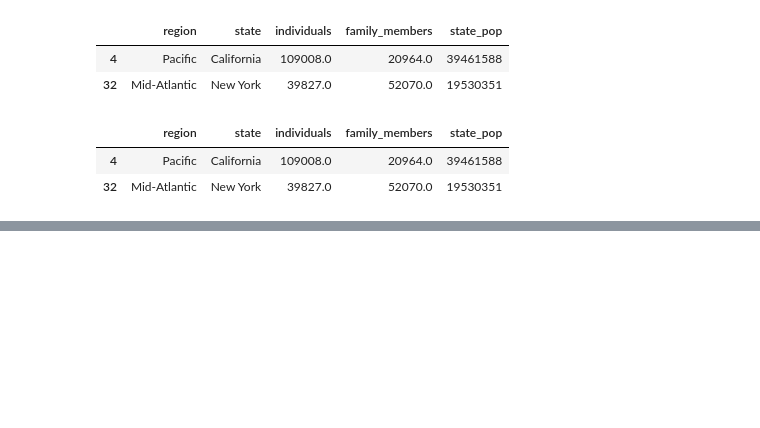
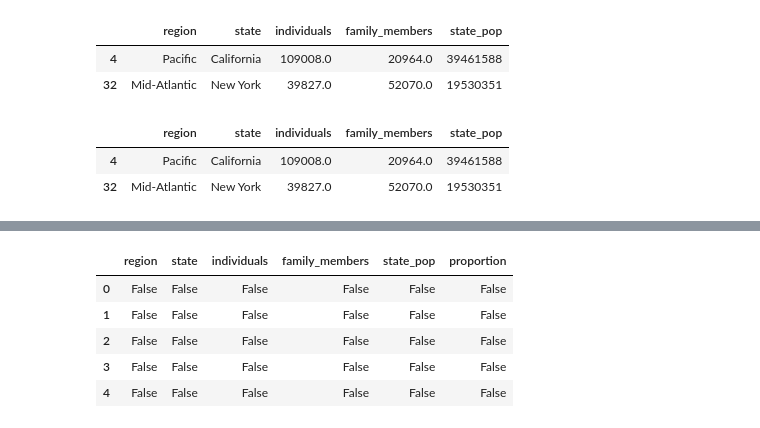
Before and after one commit to adambria1309/KurapikaZoldyck, a Jupyter notebook: Data Manipulation/Introduction to Pandas.ipynb, the cells around one changed output, grey strips where cells are left out. Drawn from its saved outputs; the diff is of its cells as text; code cells hidden in the pictures; blank space fills up the shorter version.

```diff
--- a/Data Manipulation/Introduction to Pandas.ipynb
+++ b/Data Manipulation/Introduction to Pandas.ipynb
@@ -163,0 +276,9 @@ data[(ind)&(fam)]
+# %%
+data.head().isnull()
+# %% [output]
+|  | region | state | individuals | family_members | state_pop | proportion |
+| 0 | False | False | False | False | False | False |
+| 1 | False | False | False | False | False | False |
+| 2 | False | False | False | False | False | False |
+| 3 | False | False | False | False | False | False |
+| 4 | False | False | False | False | False | False |
```
Also changed, not shown: parts of 25 cells of this notebook.
